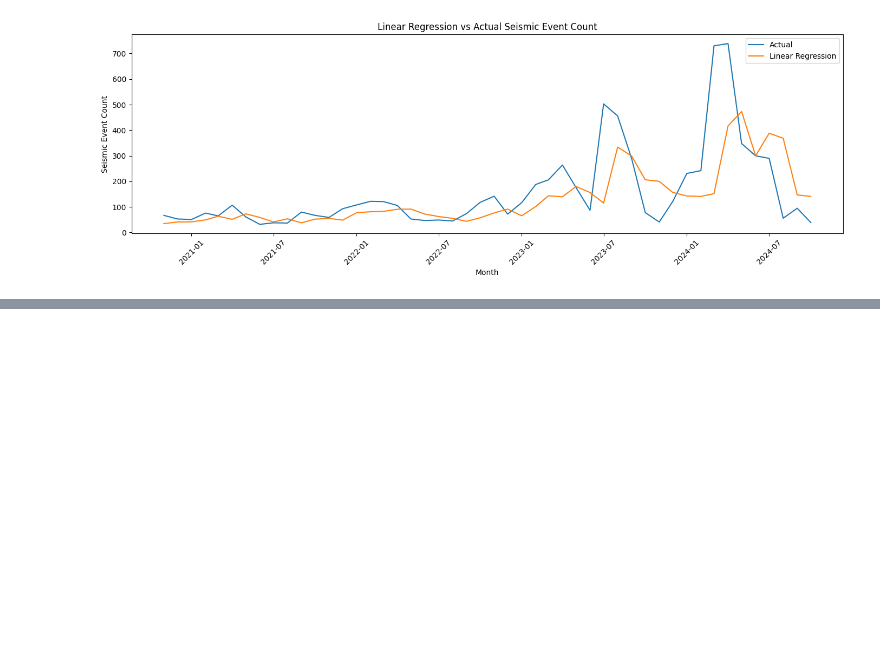
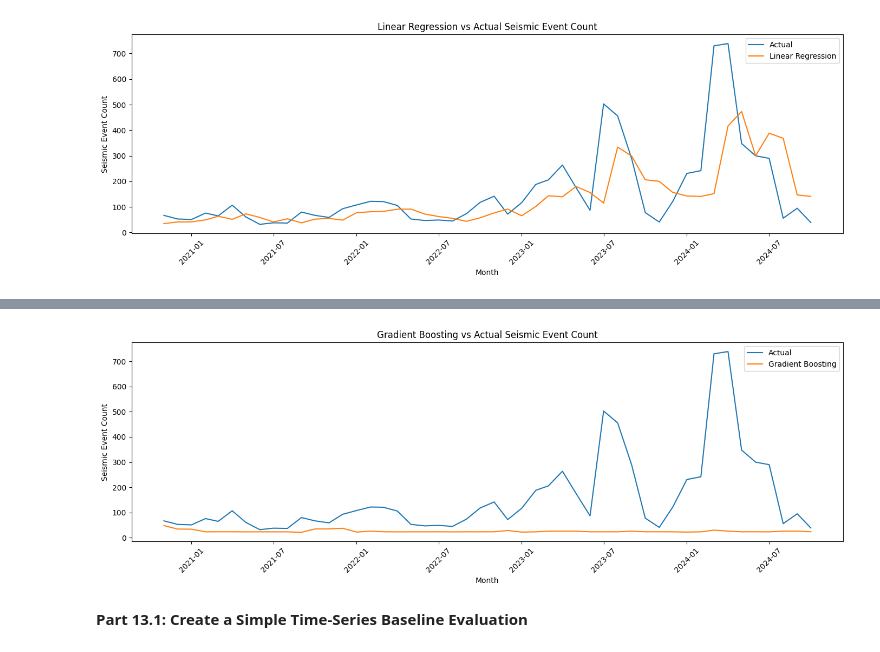
Before and after one commit to hassnainnisar/Predict_seismic_events_from_geological_features_Machine_Learning_MOD_B, a Jupyter notebook: Machine_Learning_MOD_B.ipynb, the cells around one changed output, grey strips where cells are left out. Cells and saved outputs as stored; diff of their text form; code cells hidden in the pictures; blank space fills up the shorter version.

```diff
--- a/Machine_Learning_MOD_B.ipynb
+++ b/Machine_Learning_MOD_B.ipynb
@@ -2047,0 +2365,4 @@ plt.show()
+# %%
+ml_data['Month_Number'] = ml_data['Month'].dt.month
+# %%
+ml_data['Time_Index'] = np.arange(len(ml_data))
@@ -2047,0 +2523,5 @@ plt.show()
+# %%
+gb_pipeline.fit(
+    X_train,
+    y_train
+)
@@ -2047,0 +2534,10 @@ plt.show()
+# %%
+gb_predictions = gb_pipeline.predict(
+    X_test
+)
+
+print("First 10 Gradient Boosting predictions:")
+print(gb_predictions[:10])
+
+print("\nFirst 10 actual values:")
+print(y_test.values[:10])
@@ -2047,0 +2625,31 @@ plt.show()
+# %%
+plt.figure(figsize=(14, 5))
+
+plt.plot(
+    test_data['Month'],
+    y_test,
+    label='Actual'
+)
+
+plt.plot(
+    test_data['Month'],
+    gb_predictions,
+    label='Gradient Boosting'
+)
+
+plt.title(
+    'Gradient Boosting vs Actual Seismic Event Count'
+)
+
+plt.xlabel('Month')
+plt.ylabel('Seismic Event Count')
+
+plt.legend()
+plt.xticks(rotation=45)
+
+plt.tight_layout()
+plt.show()
+# %% [output]
+[figure, added]
+# %% [markdown]
+**Part 13.1: Create a Simple Time-Series Baseline Evaluation**
```
Also changed, not shown: parts of 81 cells of this notebook.
